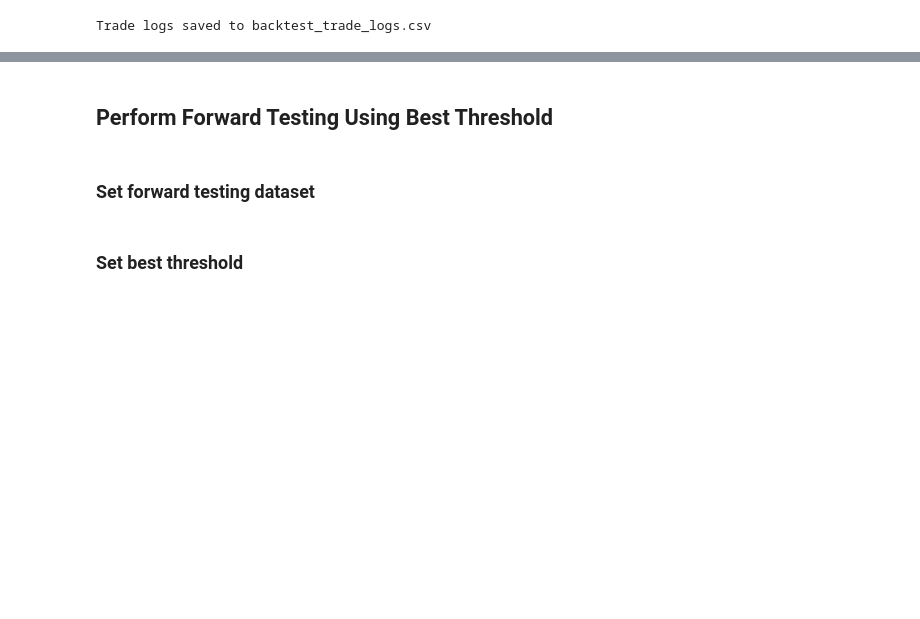
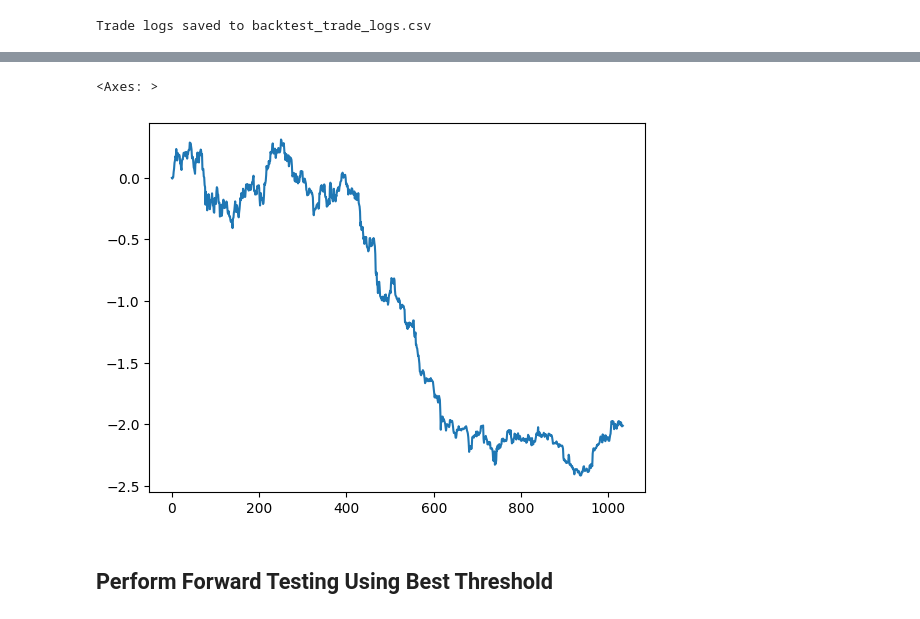
Before and after one commit to JinTao0813/um-hackathon-budget-gang, a Jupyter notebook: finalRoundUsage.ipynb, the cells around one changed output, grey strips where cells are left out. Cells and saved outputs as stored; diff of their text form; code cells hidden in the pictures; blank space fills up the shorter version.

```diff
--- a/finalRoundUsage.ipynb
+++ b/finalRoundUsage.ipynb
@@ -280,4 +255,10 @@ Results from LSTM model:
+# %%
+import pandas as pd
+
+test_df = pd.read_csv("backtest_trade_logs.csv")
+test_df["equity"].plot()
+# %% [output]
+<Axes: >
+[figure, added]
 # %% [markdown]
 ## Perform Forward Testing Using Best Threshold
-# %% [markdown]
-### Set forward testing dataset
@@ -286,2 +264,0 @@ bt.set_predict_filepath(forwardtest_dataset_file_path, forwardtest_dataset_file_
-# %% [markdown]
-### Set best threshold
```
Also changed, not shown: parts of 27 cells of this notebook, 15 other files.
